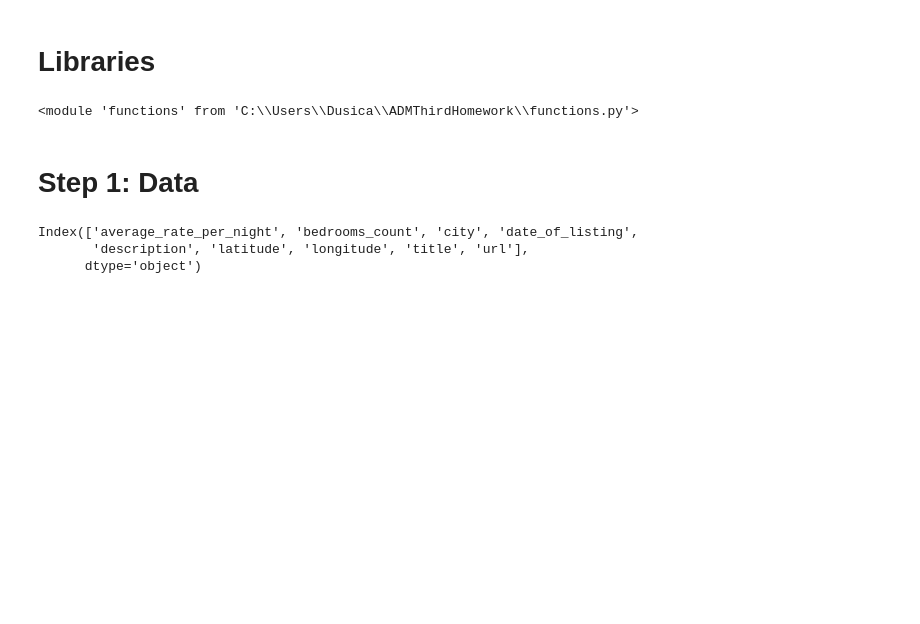
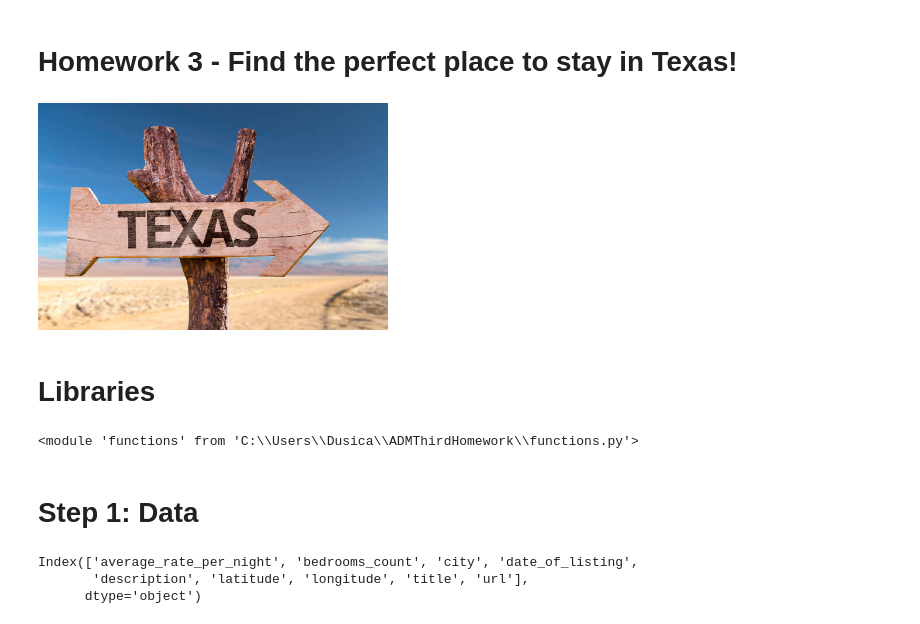
Before and after one commit to DanieleFi/ADMThirdHomework, a Jupyter notebook: Homework 3 - group #19.ipynb, the cells around one changed output. Cells and saved outputs as stored; diff of their text form; code cells hidden in the pictures; blank space fills up the shorter version.

```diff
--- a/Homework 3 - group #19.ipynb
+++ b/Homework 3 - group #19.ipynb
@@ -1,3 +1,10 @@
+# %% [markdown]
+# Homework 3 - Find the perfect place to stay in Texas!
+# %%
+from IPython.display import Image
+Image("texas.jpeg",height=4,width=350)
+# %% [output]
+[figure, added]
 # %% [markdown]
 # Libraries
 # %%
```
Also changed, not shown: parts of 23 cells of this notebook.
